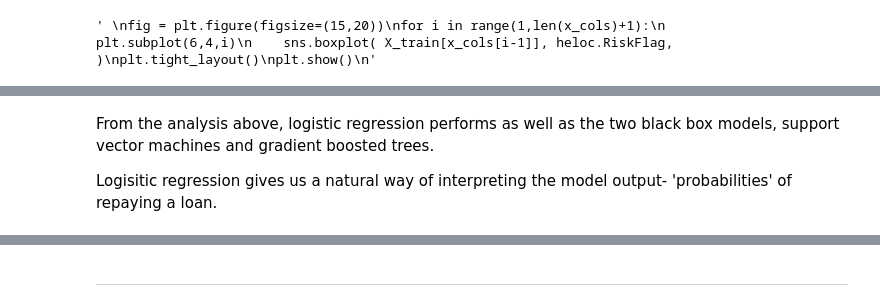
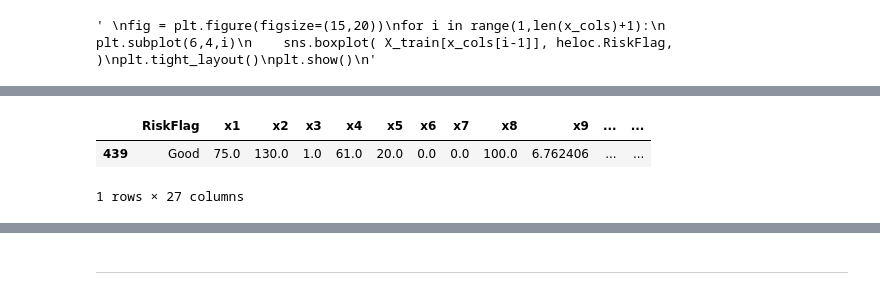
Before and after one commit to sumermalhotra/Heloc_group_project_6, a Jupyter notebook: Project.ipynb, the cells around one changed output, grey strips where cells are left out. Saved outputs shown, nothing was run; the diff lists cells and outputs as text; code cells hidden in the pictures.

```diff
--- a/Project.ipynb
+++ b/Project.ipynb
@@ -168,4 +130,0 @@ plt.show()
-# %% [markdown]
-From the analysis above, logistic regression performs as well as the two black box models, support vector machines and gradient boosted trees.
-
-Logisitic regression gives us a natural way of interpreting the model output- 'probabilities' of repaying a loan.
@@ -171,0 +144,6 @@ Logisitic regression gives us a natural way of interpreting the model output- 'p
+# %%
+heloc_train_tmp.head(1)
+# %% [output]
+|  | RiskFlag | x1 | x2 | x3 | x4 | x5 | x6 | x7 | x8 | x9 | ... | ... |
+| 439 | Good | 75.0 | 130.0 | 1.0 | 61.0 | 20.0 | 0.0 | 0.0 | 100.0 | 6.762406 | ... | ... |
+1 rows × 27 columns
```
Also changed, not shown: parts of 41 cells of this notebook.
